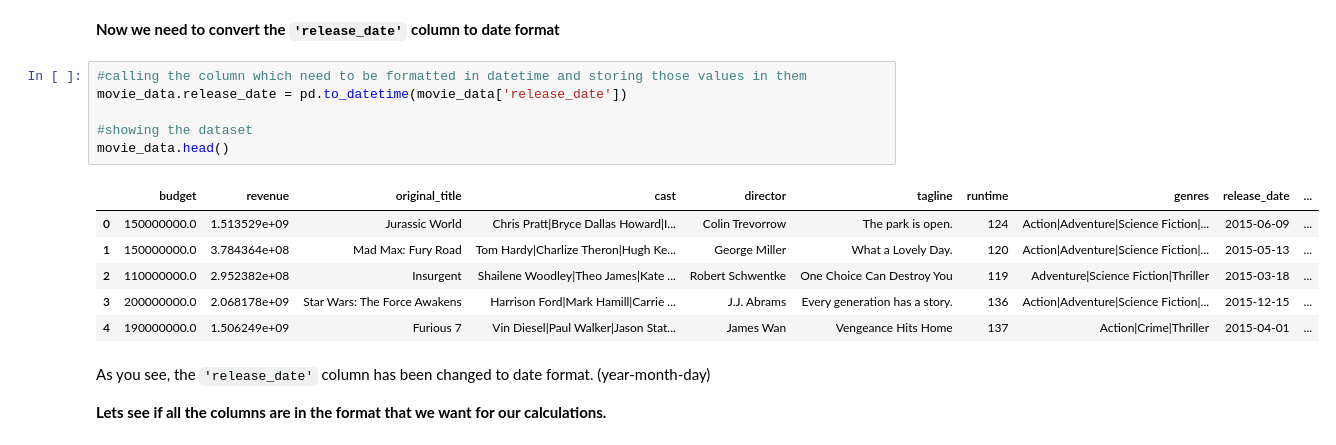
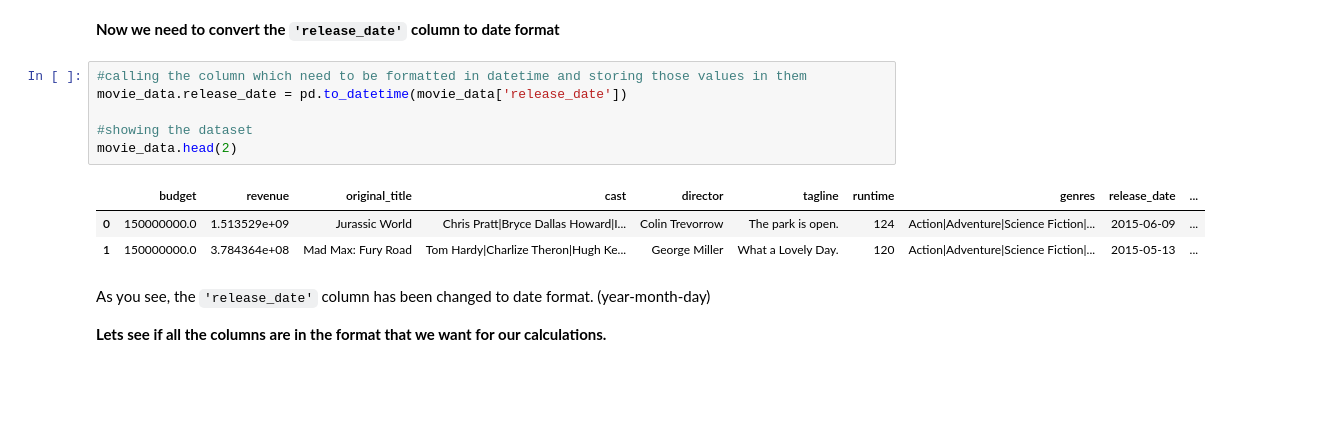
Before and after one commit to JuzerShakir/Investigate_TMDb_Movies, a Jupyter notebook: Investigating_Database.ipynb, the cells around one changed output. Drawn from its saved outputs; the diff is of its cells as text; blank space fills up the shorter version.

```diff
--- a/Investigating_Database.ipynb
+++ b/Investigating_Database.ipynb
@@ -186,16 +186,13 @@ movie_data['runtime'] = movie_data['runtime'].replace(0, np.NaN)
 # %%
 #calling the column which need to be formatted in datetime and storing those values in them
 movie_data.release_date = pd.to_datetime(movie_data['release_date'])
 
 #showing the dataset
-movie_data.head()
+movie_data.head(2)
 # %% [output]
 |  | budget | revenue | original_title | cast | director | tagline | runtime | genres | release_date | ... |
 | 0 | 150000000.0 | 1.513529e+09 | Jurassic World | Chris Pratt|Bryce Dallas Howard|I... | Colin Trevorrow | The park is open. | 124 | Action|Adventure|Science Fiction|... | 2015-06-09 | ... |
 | 1 | 150000000.0 | 3.784364e+08 | Mad Max: Fury Road | Tom Hardy|Charlize Theron|Hugh Ke... | George Miller | What a Lovely Day. | 120 | Action|Adventure|Science Fiction|... | 2015-05-13 | ... |
-| 2 | 110000000.0 | 2.952382e+08 | Insurgent | Shailene Woodley|Theo James|Kate ... | Robert Schwentke | One Choice Can Destroy You | 119 | Adventure|Science Fiction|Thriller | 2015-03-18 | ... |
-| 3 | 200000000.0 | 2.068178e+09 | Star Wars: The Force Awakens | Harrison Ford|Mark Hamill|Carrie ... | J.J. Abrams | Every generation has a story. | 136 | Action|Adventure|Science Fiction|... | 2015-12-15 | ... |
-| 4 | 190000000.0 | 1.506249e+09 | Furious 7 | Vin Diesel|Paul Walker|Jason Stat... | James Wan | Vengeance Hits Home | 137 | Action|Crime|Thriller | 2015-04-01 | ... |
 # %% [markdown]
 As you see, the `'release_date'` column has been changed to date format. (year-month-day)
 
```
Also changed, not shown: parts of 2 cells of this notebook.
